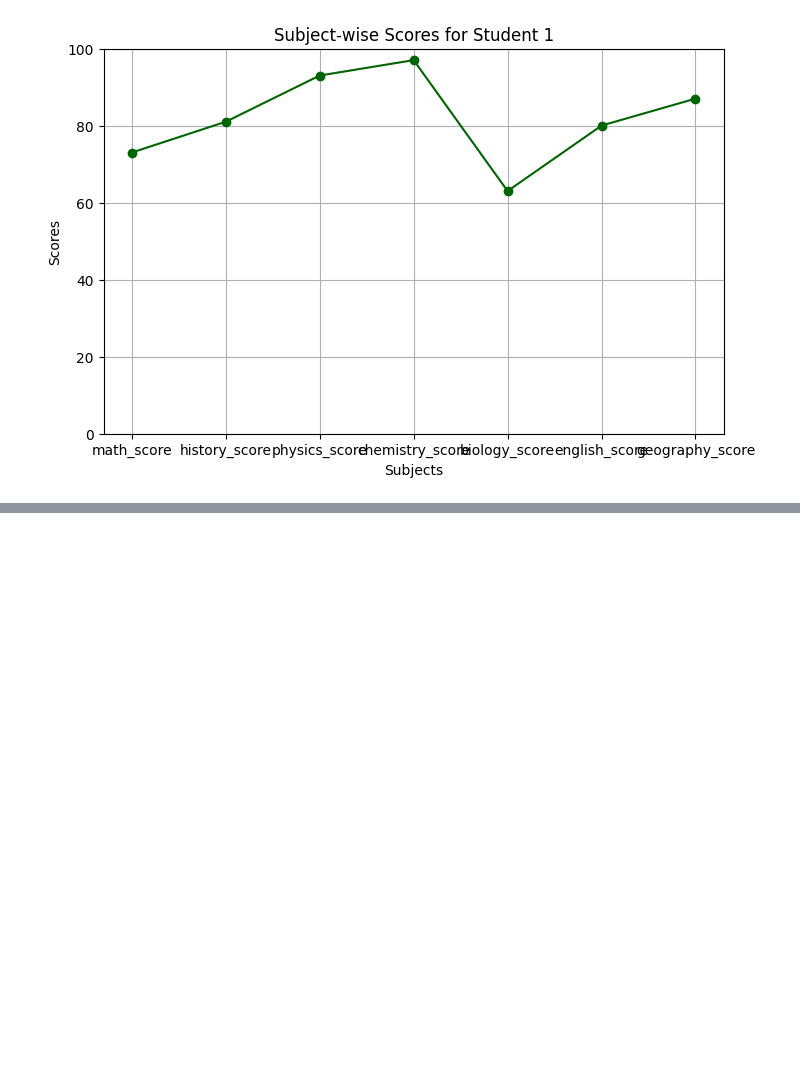
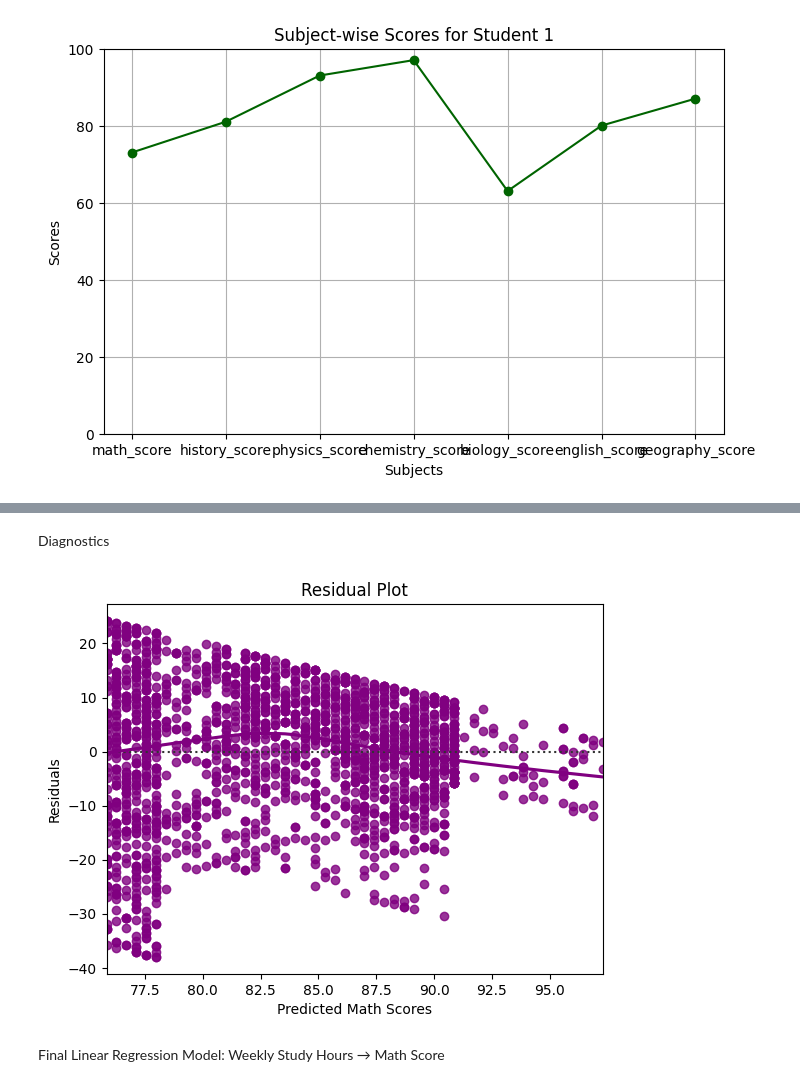
Before and after one commit to Data200-MaySession/data200-project-team-a, a Jupyter notebook: project/project.ipynb, the cells around one changed output, grey strips where cells are left out. Cells and saved outputs as stored; diff of their text form; code cells hidden in the pictures; blank space fills up the shorter version.

```diff
--- a/project/project.ipynb
+++ b/project/project.ipynb
@@ -124,0 +139,8 @@ plt.show()
+# %%
+import statsmodels.api as sm
+
+X = df['weekly_self_study_hours']
+y = df['math_score']
+X = sm.add_constant(X)
+model = sm.OLS(y, X).fit()
+print(model.summary())
@@ -124,0 +165,18 @@ plt.show()
+# %% [markdown]
+Diagnostics
+# %%
+import seaborn as sns
+import matplotlib.pyplot as plt
+
+predictions = model.predict(X)
+residuals = y - predictions
+
+sns.residplot(x=predictions, y=residuals, lowess=True, color="purple")
+plt.title('Residual Plot')
+plt.xlabel('Predicted Math Scores')
+plt.ylabel('Residuals')
+plt.show()
+# %% [output]
+[figure, added]
+# %% [markdown]
+Final Linear Regression Model: Weekly Study Hours → Math Score
```
Also changed, not shown: parts of 12 cells of this notebook, 15 other files.
